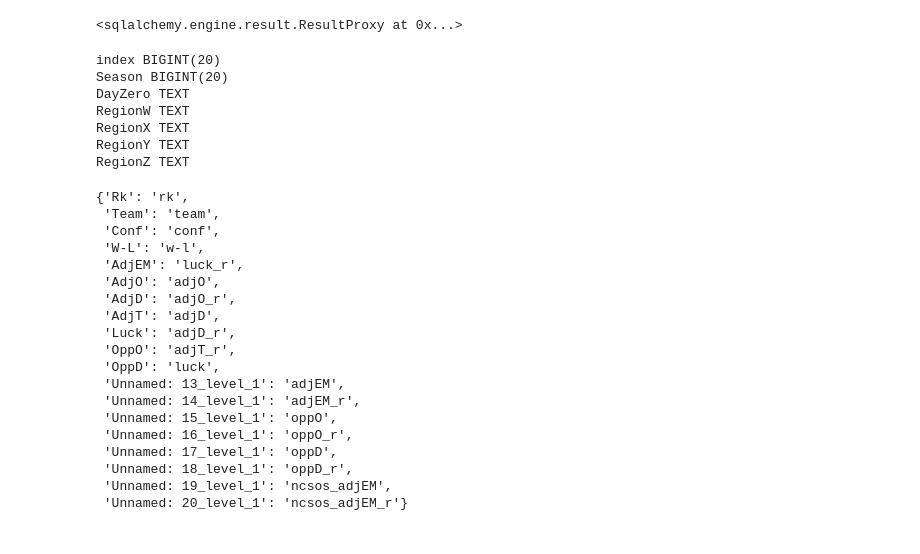
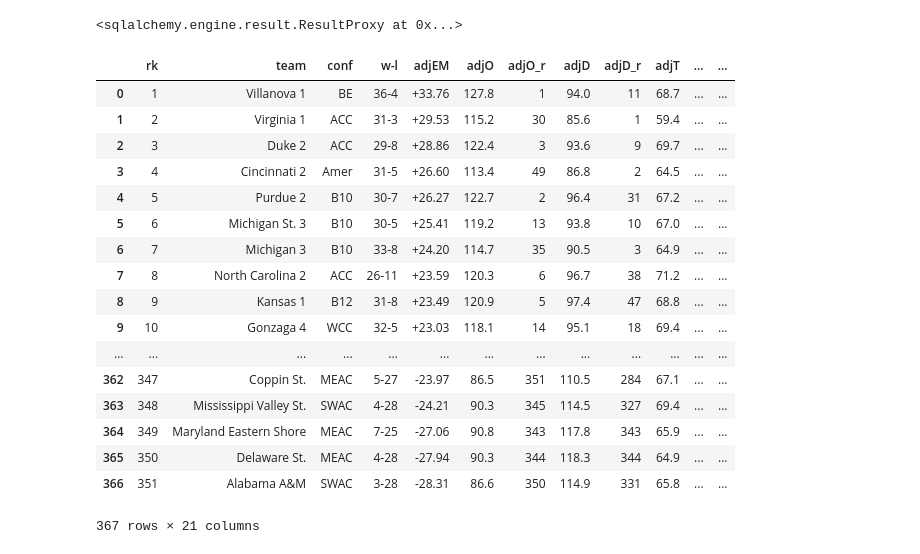
Before and after one commit to jormax14/etl_project_jmg, a Jupyter notebook: kaggle_etl_notebook.ipynb, the cells around one changed output. Cells and saved outputs as stored; diff of their text form; code cells hidden in the pictures.

Commit message:
fixed renaming of columns

```diff
--- a/kaggle_etl_notebook.ipynb
+++ b/kaggle_etl_notebook.ipynb
@@ -72,16 +72,8 @@ except AttributeError:
 # %%
-inspector = inspect(engine)
-columns = inspector.get_columns('seasons')
-for c in columns:
-    print(c['name'], c["type"])
+# inspector = inspect(engine)
+# columns = inspector.get_columns('seasons')
+# for c in columns:
+#     print(c['name'], c["type"])
-# %% [output]
-index BIGINT(20)
-Season BIGINT(20)
-DayZero TEXT
-RegionW TEXT
-RegionX TEXT
-RegionY TEXT
-RegionZ TEXT
 # %%
 # response = requests.get(url)
 # soup = BeautifulSoup(response.text, 'html.parser')
@@ -100,31 +93,32 @@ stats_df.columns = stats_df.columns.droplevel(0)
 # %%
-og_col_list = stats_df.columns.tolist()
-new_col_list = ['rk', 'team', 'conf', 'w-l', 'adjEM', 'adjO', 'adjO_r', 'adjD', 'adjD_r', 'adjT', 'adjT_r','luck', 'luck_r', 'adjEM', 'adjEM_r', 'oppO', 'oppO_r', 'oppD', 'oppD_r', 'ncsos_adjEM', 'ncsos_adjEM_r']
+# og_col_list = stats_df.columns.tolist()
+stats_df.columns = ['rk', 'team', 'conf', 'w-l', 'adjEM', 'adjO', 'adjO_r', 'adjD', 'adjD_r', 'adjT', 'adjT_r','luck', 'luck_r', 'oppEM', 'oppEM_r', 'oppO', 'oppO_r', 'oppD', 'oppD_r', 'ncsos_adjEM', 'ncsos_adjEM_r']
 
 # column_dict = OrderedDict(zip(og_col_list, new_col_list))
 
-column_dict = {}
+# column_dict = {}
 
-column_dict = dict(zip(og_col_list, new_col_list))
+# column_dict = dict(zip(new_col_list, og_col_list))
 
-column_dict
+# column_dict
+
+stats_df
 # %% [output]
+|  | rk | team | conf | w-l | adjEM | adjO | adjO_r | adjD | adjD_r | adjT | ... | ... |
+| 0 | 1 | Villanova 1 | BE | 36-4 | +33.76 | 127.8 | 1 | 94.0 | 11 | 68.7 | ... | ... |
+| 1 | 2 | Virginia 1 | ACC | 31-3 | +29.53 | 115.2 | 30 | 85.6 | 1 | 59.4 | ... | ... |
+| 2 | 3 | Duke 2 | ACC | 29-8 | +28.86 | 122.4 | 3 | 93.6 | 9 | 69.7 | ... | ... |
+| 3 | 4 | Cincinnati 2 | Amer | 31-5 | +26.60 | 113.4 | 49 | 86.8 | 2 | 64.5 | ... | ... |
+| 4 | 5 | Purdue 2 | B10 | 30-7 | +26.27 | 122.7 | 2 | 96.4 | 31 | 67.2 | ... | ... |
+| 5 | 6 | Michigan St. 3 | B10 | 30-5 | +25.41 | 119.2 | 13 | 93.8 | 10 | 67.0 | ... | ... |
+| 6 | 7 | Michigan 3 | B10 | 33-8 | +24.20 | 114.7 | 35 | 90.5 | 3 | 64.9 | ... | ... |
+| 7 | 8 | North Carolina 2 | ACC | 26-11 | +23.59 | 120.3 | 6 | 96.7 | 38 | 71.2 | ... | ... |
+| 8 | 9 | Kansas 1 | B12 | 31-8 | +23.49 | 120.9 | 5 | 97.4 | 47 | 68.8 | ... | ... |
+| 9 | 10 | Gonzaga 4 | WCC | 32-5 | +23.03 | 118.1 | 14 | 95.1 | 18 | 69.4 | ... | ... |
+| ... | ... | ... | ... | ... | ... | ... | ... | ... | ... | ... | ... | ... |
+| 362 | 347 | Coppin St. | MEAC | 5-27 | -23.97 | 86.5 | 351 | 110.5 | 284 | 67.1 | ... | ... |
+| 363 | 348 | Mississippi Valley St. | SWAC | 4-28 | -24.21 | 90.3 | 345 | 114.5 | 327 | 69.4 | ... | ... |
+| 364 | 349 | Maryland Eastern Shore | MEAC | 7-25 | -27.06 | 90.8 | 343 | 117.8 | 343 | 65.9 | ... | ... |
+| 365 | 350 | Delaware St. | MEAC | 4-28 | -27.94 | 90.3 | 344 | 118.3 | 344 | 64.9 | ... | ... |
+| 366 | 351 | Alabama A&M | SWAC | 3-28 | -28.31 | 86.6 | 350 | 114.9 | 331 | 65.8 | ... | ... |
-{'Rk': 'rk',
- 'Team': 'team',
- 'Conf': 'conf',
- 'W-L': 'w-l',
- 'AdjEM': 'luck_r',
- 'AdjO': 'adjO',
- 'AdjD': 'adjO_r',
- 'AdjT': 'adjD',
- 'Luck': 'adjD_r',
- 'OppO': 'adjT_r',
- 'OppD': 'luck',
- 'Unnamed: 13_level_1': 'adjEM',
- 'Unnamed: 14_level_1': 'adjEM_r',
- 'Unnamed: 15_level_1': 'oppO',
- 'Unnamed: 16_level_1': 'oppO_r',
- 'Unnamed: 17_level_1': 'oppD',
- 'Unnamed: 18_level_1': 'oppD_r',
- 'Unnamed: 19_level_1': 'ncsos_adjEM',
- 'Unnamed: 20_level_1': 'ncsos_adjEM_r'}
+367 rows × 21 columns
```
Also changed, not shown: parts of 3 cells of this notebook.
